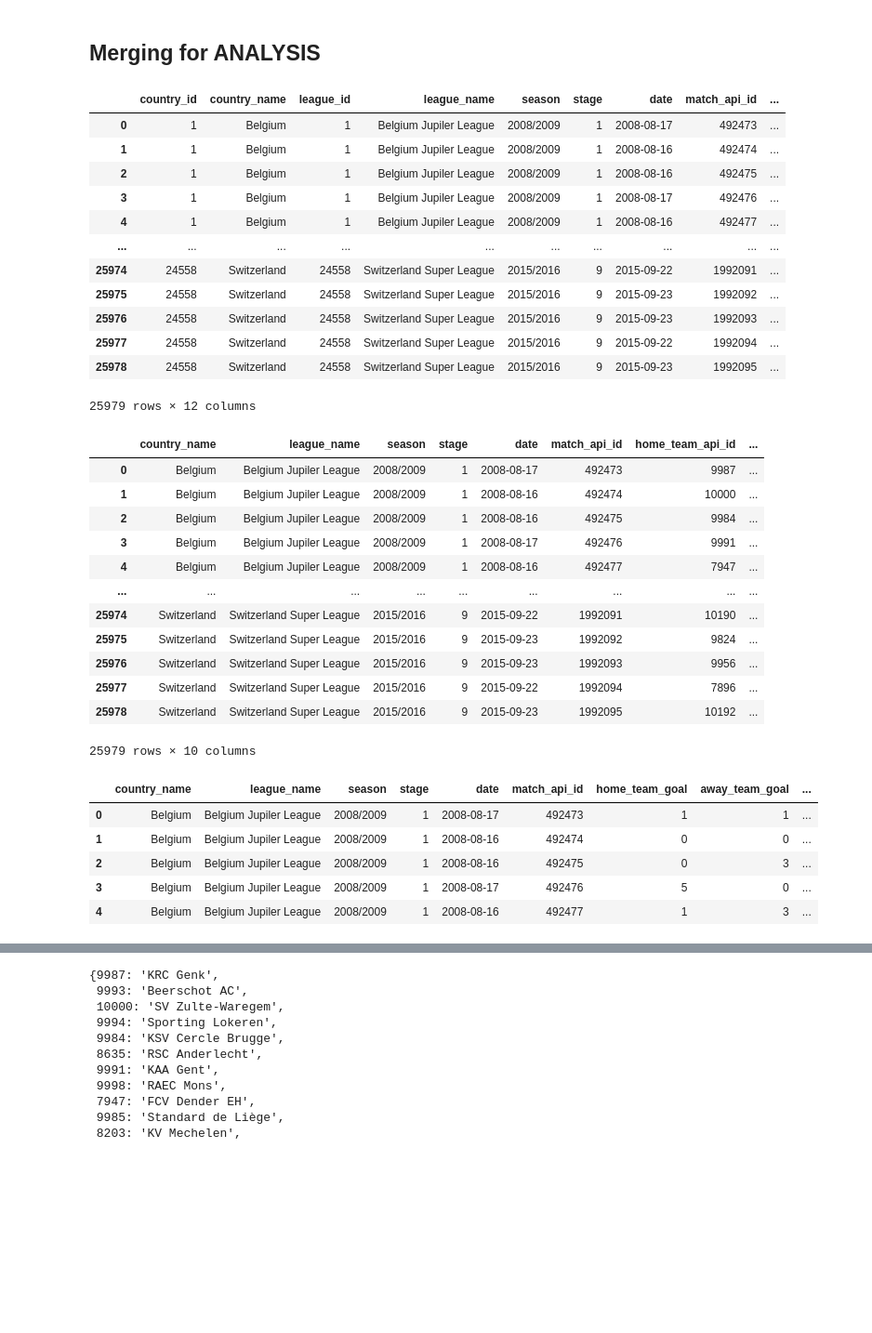
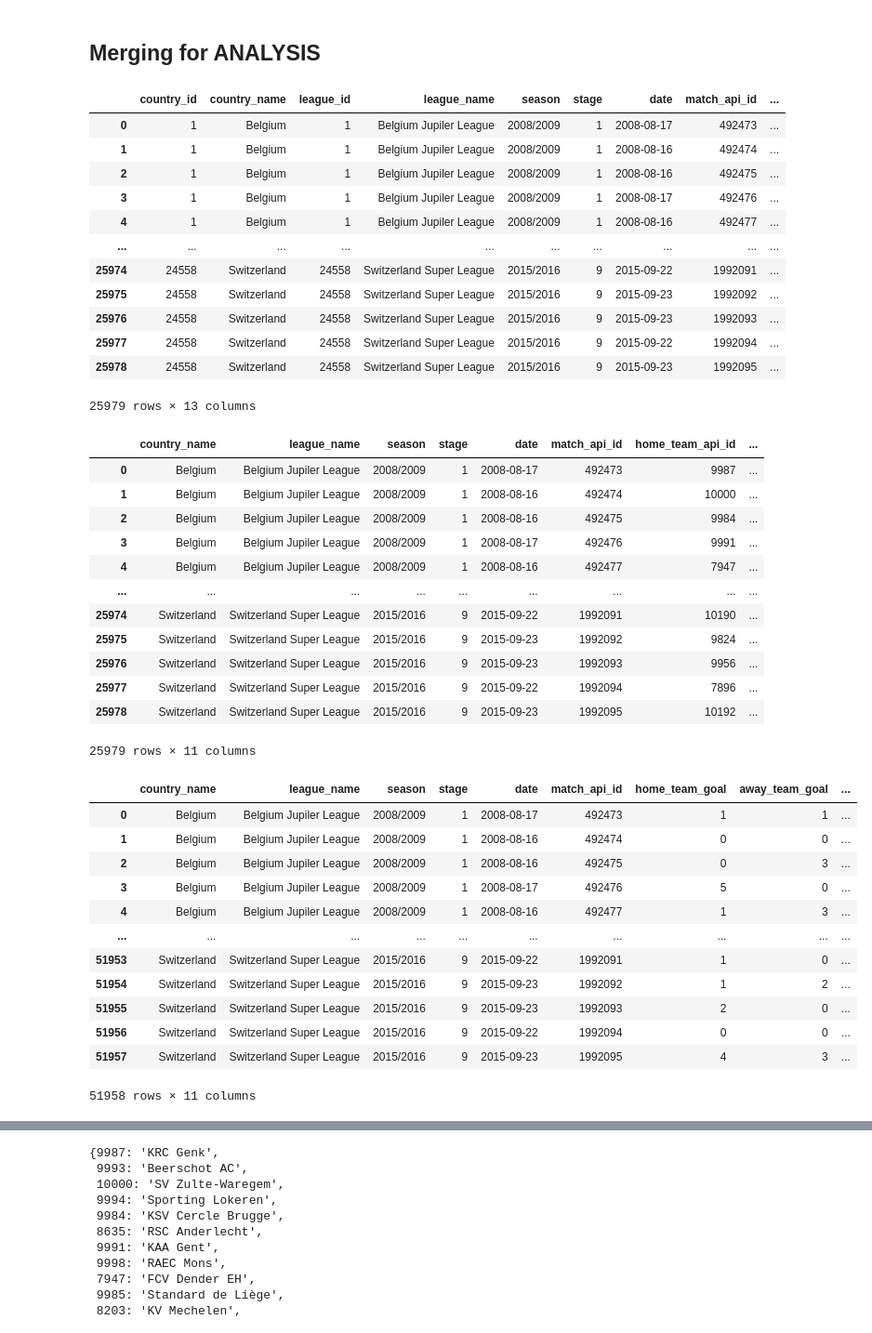
Before and after one commit to Daviedavie100/Investigating_dataset_project, a Jupyter notebook: Investigate_a_Dataset.ipynb, the cells around one changed output, grey strips where cells are left out. Shown at 93% size. Cells and saved outputs as stored; diff of their text form; code cells hidden in the pictures; blank space fills up the shorter version.

```diff
--- a/Investigate_a_Dataset.ipynb
+++ b/Investigate_a_Dataset.ipynb
@@ -1103,3 +1103,12 @@ match_info
 | 25977 | 24558 | 24558 | 2015/2016 | 9 | 2015-09-22 | 1992094 | 7896 | 10243 | ... |
 | 25978 | 24558 | 24558 | 2015/2016 | 9 | 2015-09-23 | 1992095 | 10192 | 9931 | ... |
 25979 rows × 10 columns
+# %%
+match_info['results'] = np.where(
+    match_info['home_team_goal'] == match_info['away_team_goal'], 'draw',
+    np.where(
+        match_info['home_team_goal'] > match_info['away_team_goal'], 'home win', 'away win'
+    )
+)
+
+match_info
@@ -1121,7 +1144,7 @@ match_info
 | 25976 | 24558 | Switzerland | 24558 | Switzerland Super League | 2015/2016 | 9 | 2015-09-23 | 1992093 | ... |
 | 25977 | 24558 | Switzerland | 24558 | Switzerland Super League | 2015/2016 | 9 | 2015-09-22 | 1992094 | ... |
 | 25978 | 24558 | Switzerland | 24558 | Switzerland Super League | 2015/2016 | 9 | 2015-09-23 | 1992095 | ... |
-25979 rows × 12 columns
+25979 rows × 13 columns
 # %%
 match_info=match_info.drop(columns=['country_id', 'league_id'])
 match_info
@@ -1138,22 +1161,29 @@ match_info
 | 25976 | Switzerland | Switzerland Super League | 2015/2016 | 9 | 2015-09-23 | 1992093 | 9956 | ... |
 | 25977 | Switzerland | Switzerland Super League | 2015/2016 | 9 | 2015-09-22 | 1992094 | 7896 | ... |
 | 25978 | Switzerland | Switzerland Super League | 2015/2016 | 9 | 2015-09-23 | 1992095 | 10192 | ... |
-25979 rows × 10 columns
+25979 rows × 11 columns
 # %%
 # melt home and away teams id_vars are columns not melted
 # creating columns not melted
 unmelted_columns= [x for x in match_info.columns if x not in ['home_team_api_id', 'away_team_api_id']]
 
 # melting home and away teams api ids
 melted_match=match_info.melt(id_vars=unmelted_columns, var_name='Location', value_name='Team')
-melted_match.head()
+melted_match
 # %% [output]
 |  | country_name | league_name | season | stage | date | match_api_id | home_team_goal | away_team_goal | ... |
 | 0 | Belgium | Belgium Jupiler League | 2008/2009 | 1 | 2008-08-17 | 492473 | 1 | 1 | ... |
 | 1 | Belgium | Belgium Jupiler League | 2008/2009 | 1 | 2008-08-16 | 492474 | 0 | 0 | ... |
 | 2 | Belgium | Belgium Jupiler League | 2008/2009 | 1 | 2008-08-16 | 492475 | 0 | 3 | ... |
 | 3 | Belgium | Belgium Jupiler League | 2008/2009 | 1 | 2008-08-17 | 492476 | 5 | 0 | ... |
 | 4 | Belgium | Belgium Jupiler League | 2008/2009 | 1 | 2008-08-16 | 492477 | 1 | 3 | ... |
+| ... | ... | ... | ... | ... | ... | ... | ... | ... | ... |
+| 51953 | Switzerland | Switzerland Super League | 2015/2016 | 9 | 2015-09-22 | 1992091 | 1 | 0 | ... |
+| 51954 | Switzerland | Switzerland Super League | 2015/2016 | 9 | 2015-09-23 | 1992092 | 1 | 2 | ... |
+| 51955 | Switzerland | Switzerland Super League | 2015/2016 | 9 | 2015-09-23 | 1992093 | 2 | 0 | ... |
+| 51956 | Switzerland | Switzerland Super League | 2015/2016 | 9 | 2015-09-22 | 1992094 | 0 | 0 | ... |
+| 51957 | Switzerland | Switzerland Super League | 2015/2016 | 9 | 2015-09-23 | 1992095 | 4 | 3 | ... |
+51958 rows × 11 columns
 # %%
 # cleaning up or changing the location values
 melted_match['Location']=melted_match['Location'].replace({'home_team_api_id':'home', 'away_team_api_id':'away'})
```
Also changed, not shown: parts of 21 cells of this notebook.
